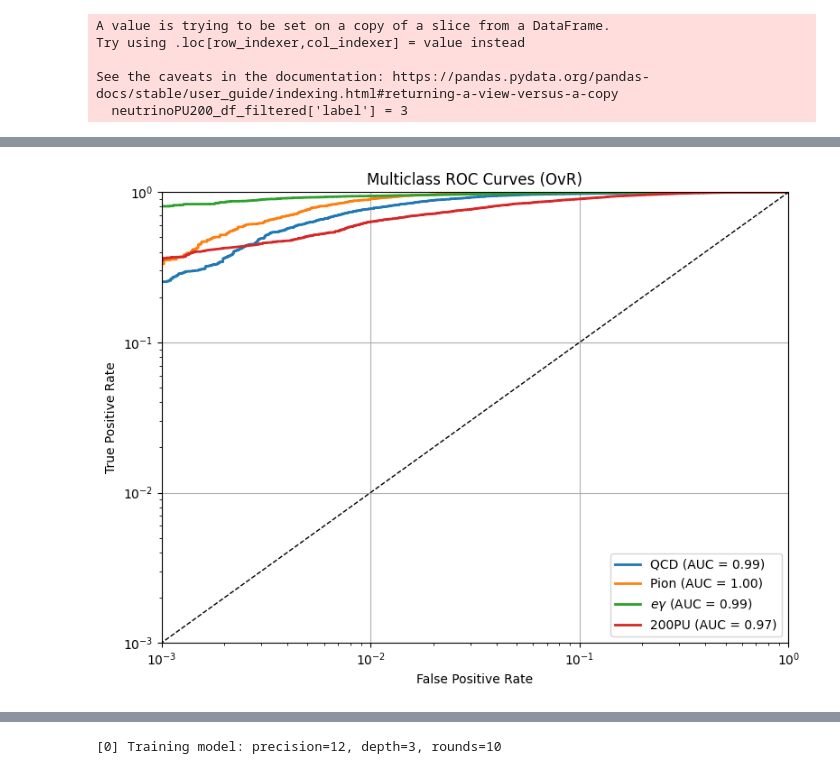
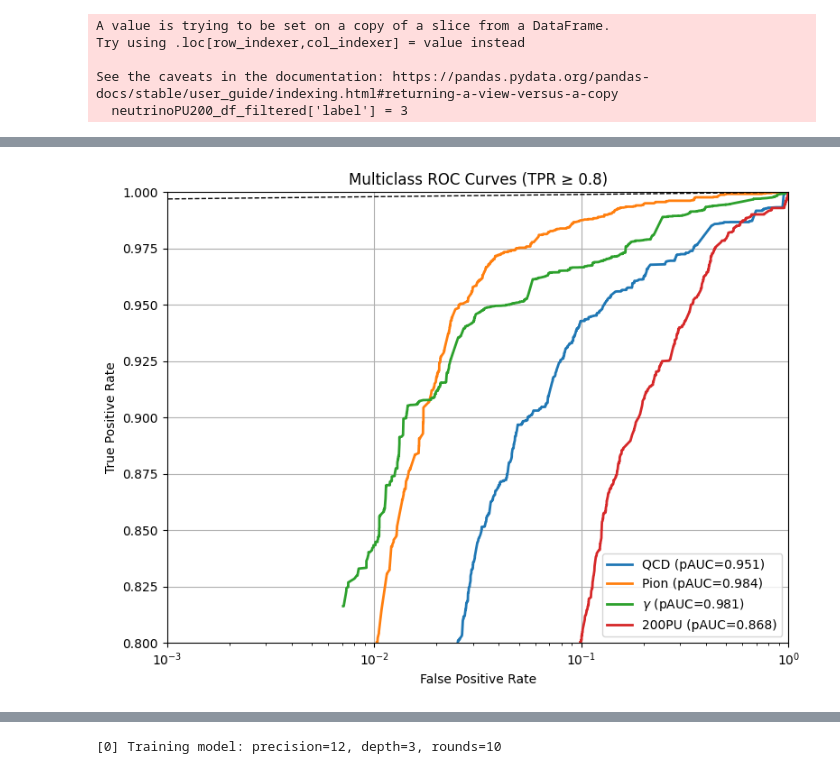
Before and after one commit to tdebnath16/shower_shape_studies, a Jupyter notebook: Multiclass_BDT.ipynb, the cells around one changed output, grey strips where cells are left out. Saved outputs shown, nothing was run; the diff lists cells and outputs as text; code cells hidden in the pictures.

```diff
--- a/Multiclass_BDT.ipynb
+++ b/Multiclass_BDT.ipynb
@@ -196,0 +197,19 @@ plt.show()
+# %%
+y_pred_proba = model.predict_proba(X_test)
+y_pred = np.argmax(y_pred_proba, axis=1)
+
+acc = accuracy_score(y_test, y_pred)
+conf_mat = confusion_matrix(y_test, y_pred)
+
+# Normalise by true class totals (row-wise)
+conf_mat_norm = conf_mat.astype('float') / conf_mat.sum(axis=1)[:, np.newaxis] * 100
+
+roc_auc = roc_auc_score(
+    label_binarize(y_test, classes=[0, 1, 2, 3]),
+    y_pred_proba,
+    multi_class='ovr'
+)
+
+print(f"\n✅ Accuracy: {acc*100:.2f}%")
+print("🔢 Normalised Confusion Matrix (%):\n", np.round(conf_mat_norm, 2))
+print(f"📈 ROC AUC (OvR): {roc_auc*100:.2f}%")
@@ -197,35 +224,47 @@ plt.show()
 # %%
+thr = 0.8  # signal efficiency threshold
 n_classes = 4
 y_test_bin = label_binarize(y_test, classes=[0, 1, 2, 3])
 
-fpr = dict()
-tpr = dict()
-roc_auc = dict()
+fpr = {}
+tpr = {}
+roc_auc = {}
+partial_auc = {}
+
+plt.figure(figsize=(8, 6))
 
 for i in range(n_classes):
-    fpr[i], tpr[i], _ = roc_curve(y_test_bin[:, i], y_pred_proba[:, i])
-    roc_auc[i] = auc(fpr[i], tpr[i])
+    # ROC
+    fpr_full, tpr_full, _ = roc_curve(y_test_bin[:, i], y_pred_proba[:, i])
+    roc_auc[i] = auc(fpr_full, tpr_full)
 
-# Plot all ROC curves
-plt.figure(figsize=(8, 6))
-for i in range(n_classes):
-    plt.plot(fpr[i], tpr[i], lw=2, label=f"{class_names[i]} (AUC = {roc_auc[i]:.2f})")
+    # Keep only points with TPR >= 0.8
+    mask = tpr_full >= thr
+    if np.sum(mask) > 1:
+        fpr[i], tpr[i] = fpr_full[mask], tpr_full[mask]
+        partial_auc[i] = auc(fpr[i], tpr[i])
+        plt.plot(fpr[i], tpr[i], lw=2,
+                 label=f"{class_names[i]} (pAUC={partial_auc[i]:.3f})")
+    else:
+        fpr[i], tpr[i] = None, None
+        partial_auc[i] = np.nan
 
+# Diagonal line (optional)
 plt.plot([0, 1], [0, 1], 'k--', lw=1)
+
 plt.xlim([0.001, 1.0])
-plt.ylim([0.001, 1.0])
+plt.ylim([thr, 1.0])  # zoom into TPR >= 0.8
 plt.xscale('log')
-plt.yscale('log')
 plt.xlabel('False Positive Rate')
 plt.ylabel('True Positive Rate')
-plt.title('Multiclass ROC Curves (OvR)')
+plt.title('Multiclass ROC Curves (TPR ≥ 0.8)')
 plt.legend(loc='lower right')
 plt.grid(True)
 plt.tight_layout()
-plt.savefig("multiclass_roc.png", dpi=300)
+plt.savefig("multiclass_roc_partial.png", dpi=300)
 plt.show()
 # %% [output]
-[figure, old version]
+[figure, new version]
 # %%
 plt.figure(figsize=(10, 6))
 for i in range(n_classes):
```
Also changed, not shown: parts of 12 cells of this notebook, 7 other files.
